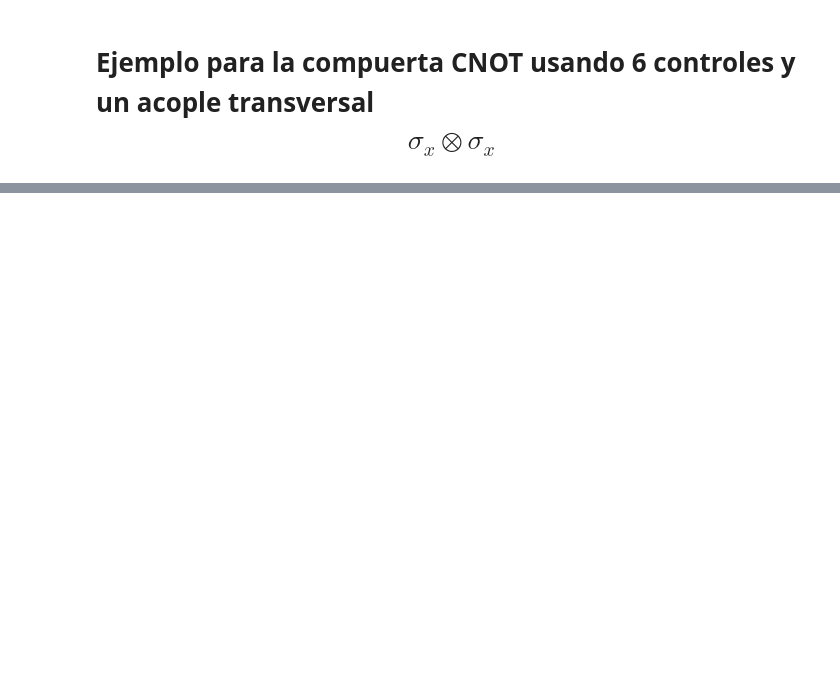
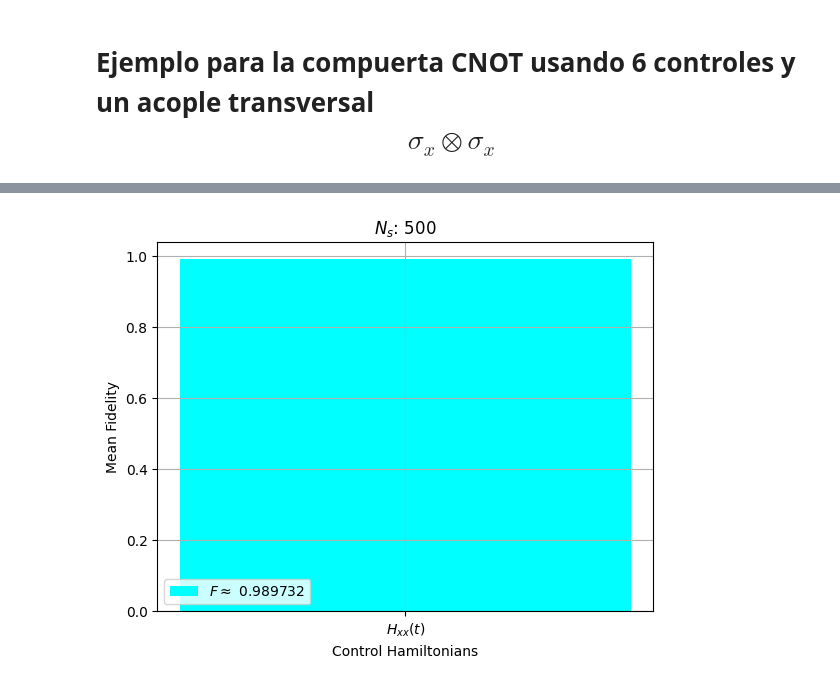
Before and after one commit to LMFM02/PINN_COL_CHL, a Jupyter notebook: Krotov/KROTOV_CNOT.ipynb, the cells around one changed output, grey strips where cells are left out. Saved outputs shown, nothing was run; the diff lists cells and outputs as text; code cells hidden in the pictures; blank space fills up the shorter version.

```diff
--- a/Krotov/KROTOV_CNOT.ipynb
+++ b/Krotov/KROTOV_CNOT.ipynb
@@ -214,0 +224,41 @@ plt.show()
+# %%
+#Estados puros aleatorios
+total_estados = 500
+qubit_1 = [rand_ket(2) for i in range(total_estados)] # Genero total_estados kets aleatorios para qubit 1
+qubit_2 = [rand_ket(2) for i in range(total_estados)] # Genero total_estados kets aleatorios para qubit 2
+qubits_12 = [tensor(kets_q1, kets_q2) for kets_q1, kets_q2 in zip(qubit_1, qubit_2)] # Producto tensorial de los qubits
+# %%
+# Aplico la CNOT y calculo los estados iniciales en representación de matrices
+CNOT_rho=[]
+rho0=[]
+for ket in qubits_12:
+    rho=ket*ket.dag()
+    rho0.append(rho)
+    CNOT_rho.append(CNOT*rho*CNOT.dag())
+# %%
+DC_H2=[]
+for rho in rho0:
+    solution=mesolve(H2, rho, times, [], [])
+    DC_H2.append(solution.states[-1])
+# %%
+DC_f_H2=[]
+for N in range(total_estados):
+    fid=fidelity(DC_H2[N], CNOT_rho[N])
+    DC_f_H2.append(fid**2)
+DC_prome_H2=sum(DC_f_H2)/total_estados
+# %%
+#Fidelidad promedio como diagrama de barras
+# Posicion para la barra
+x = 0
+
+plt.bar(x, DC_prome_H2, color='cyan', label=f"$F\\approx$ {DC_prome_H2:.6f}")
+
+plt.title(f"$N_s$: {total_estados}")
+plt.xlabel('Control Hamiltonians')
+plt.ylabel('Mean Fidelity')
+plt.xticks([x], [r"$H_{xx}(t)$"])
+plt.legend(loc='lower left')
+plt.grid(True)
+plt.show()
+# %% [output]
+[figure, added]
```
Also changed, not shown: parts of 7 cells of this notebook, 11 other files.
